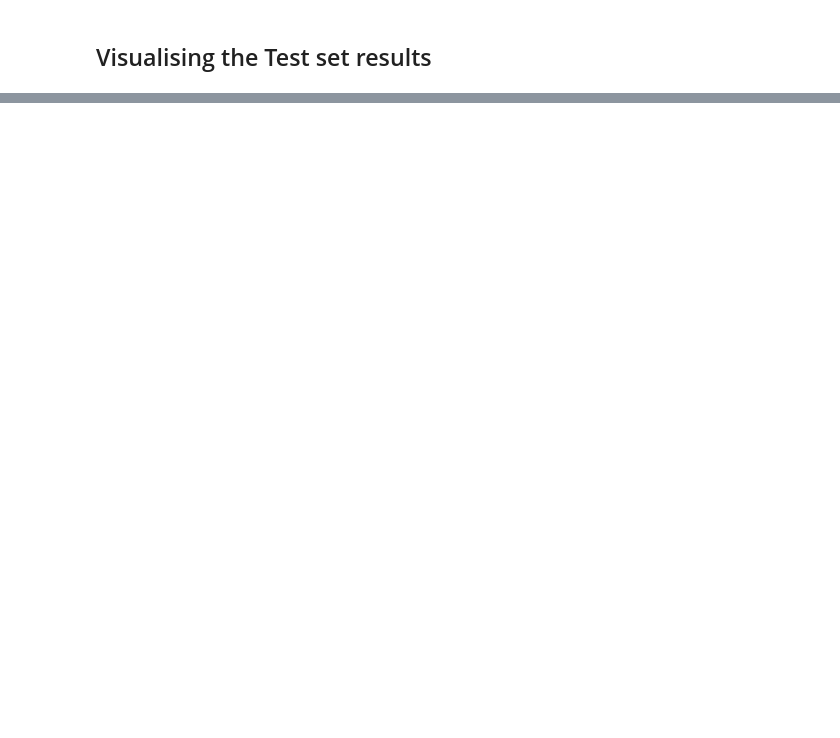
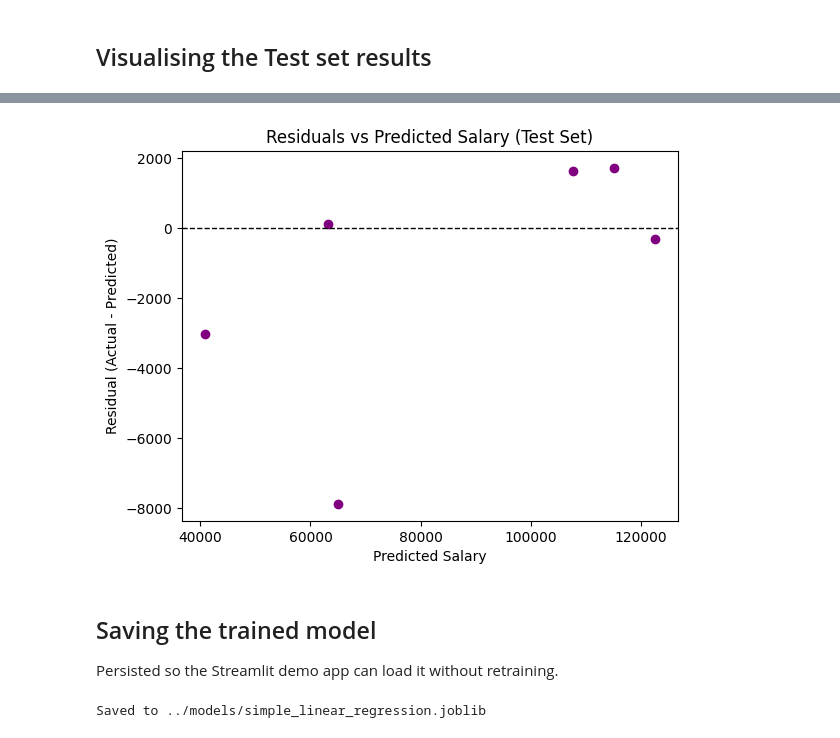
Before and after one commit to SinaLYZ/Machine-Learning-A-Z, a Jupyter notebook: 02-simple-linear-regression/simple-linear-regression.ipynb, the cells around one changed output, grey strips where cells are left out. Drawn from its saved outputs; the diff is of its cells as text; code cells hidden in the pictures; blank space fills up the shorter version.

```diff
--- a/02-simple-linear-regression/simple-linear-regression.ipynb
+++ b/02-simple-linear-regression/simple-linear-regression.ipynb
@@ -53,0 +98,24 @@ plt.show()
+# %%
+residuals = y_test - y_pred
+
+plt.scatter(y_pred, residuals, color = 'purple')
+plt.axhline(y=0, color='black', linestyle='--', linewidth=1)
+plt.title('Residuals vs Predicted Salary (Test Set)')
+plt.xlabel('Predicted Salary')
+plt.ylabel('Residual (Actual - Predicted)')
+plt.show()
+# %% [output]
+[figure, added]
+# %% [markdown]
+## Saving the trained model
+
+Persisted so the Streamlit demo app can load it without retraining.
+# %%
+import joblib
+import os
+
+os.makedirs('../models', exist_ok=True)
+joblib.dump(regressor, '../models/simple_linear_regression.joblib')
+print('Saved to ../models/simple_linear_regression.joblib')
+# %% [output]
+Saved to ../models/simple_linear_regression.joblib
```
Also changed, not shown: parts of 10 cells of this notebook, 9 other files.
